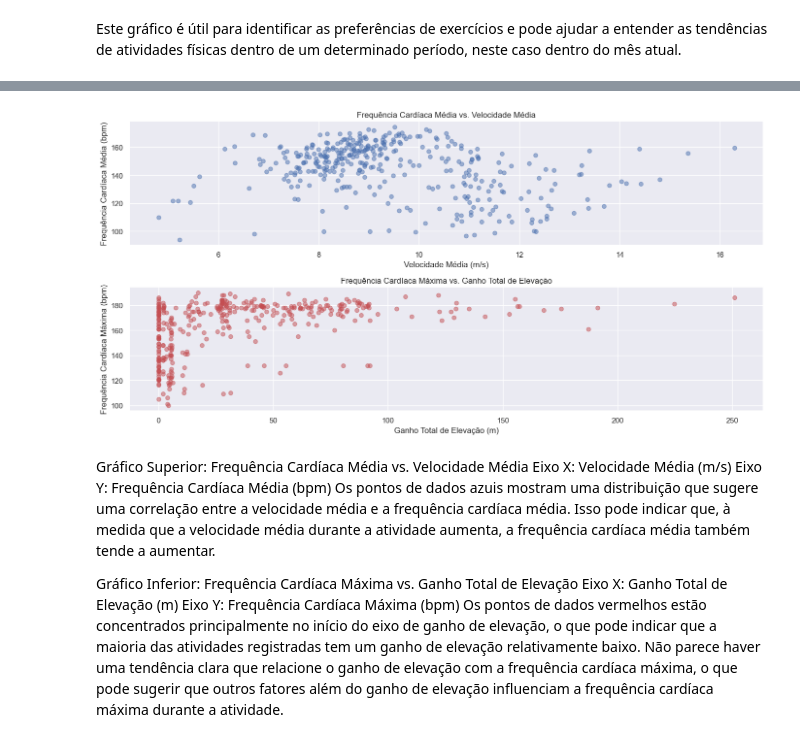
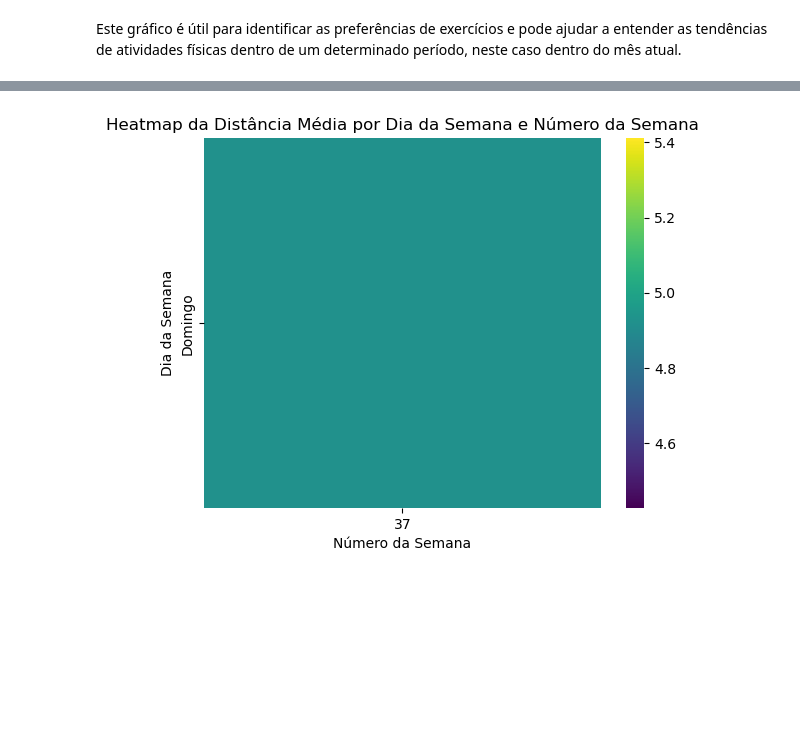
Before and after one commit to idarlenearaujo/PY_PB_Strava, a Jupyter notebook: notebooks/exploracao.ipynb, the cells around one changed output, grey strips where cells are left out. Saved outputs shown, nothing was run; the diff lists cells and outputs as text; code cells hidden in the pictures; blank space fills up the shorter version.

Commit message:
atualizações

```diff
--- a/notebooks/exploracao.ipynb
+++ b/notebooks/exploracao.ipynb
@@ -130,0 +238,4 @@ df['year'] = df['start_date_local'].dt.year
+# %%
+# Combinar todos os dados
+df_final = pd.concat([df_corrida_agregado, df_outros_esportes])
+df_final['ano_mes'] = df_final['data'].dt.strftime('%m-%Y')
@@ -130,0 +354,3 @@ df['year'] = df['start_date_local'].dt.year
+# %%
+mes = (pd.Timestamp('today').month - 1)
+mes
@@ -130,0 +359,6 @@ df['year'] = df['start_date_local'].dt.year
+# %%
+# 📅 Quantas atividades foram feitas neste mês? ✅
+condicao = ((df_final['mes'] == mes) & (df_final['ano'] == pd.Timestamp('today').year))
+atividades_mes = df_final[condicao.reindex(df_final.index)]
+
+print(f"Atividades neste mês: {atividades_mes.shape[0]}")
@@ -367,35 +390,20 @@ fig.write_image("meu_grafico08.png")
-# %%
-df_calc = df[(df['sport_type'] == "corrida")].copy()
-
-plt.figure(figsize=(14, 7))
-
-# Gráfico para frequência cardíaca média vs. velocidade média
-plt.subplot(2, 1, 1)
-plt.scatter(df_calc['average_speed'], df_calc['average_heartrate'], alpha=0.5)
-plt.title('Frequência Cardíaca Média vs. Velocidade Média')
-plt.xlabel('Velocidade Média (m/s)')
-plt.ylabel('Frequência Cardíaca Média (bpm)')
-plt.grid(True)
-
-# Agora, um gráfico para a relação entre a frequência cardíaca máxima e a elevação máxima
-plt.subplot(2, 1, 2)
-plt.scatter(df_calc['total_elevation_gain'], df_calc['max_heartrate'], alpha=0.5, color='r')
-plt.title('Frequência Cardíaca Máxima vs. Ganho Total de Elevação')
-plt.xlabel('Ganho Total de Elevação (m)')
-plt.ylabel('Frequência Cardíaca Máxima (bpm)')
-plt.grid(True)
-
-plt.tight_layout()
-plt.show()
-# %% [output]
-[figure, removed]
-# %% [markdown]
-Gráfico Superior: Frequência Cardíaca Média vs. Velocidade Média
-Eixo X: Velocidade Média (m/s)
-Eixo Y: Frequência Cardíaca Média (bpm)
-Os pontos de dados azuis mostram uma distribuição que sugere uma correlação entre a velocidade média e a frequência cardíaca média. Isso pode indicar que, à medida que a velocidade média durante a atividade aumenta, a frequência cardíaca média também tende a aumentar.
-
-Gráfico Inferior: Frequência Cardíaca Máxima vs. Ganho Total de Elevação
-Eixo X: Ganho Total de Elevação (m)
-Eixo Y: Frequência Cardíaca Máxima (bpm)
-Os pontos de dados vermelhos estão concentrados principalmente no início do eixo de ganho de elevação, o que pode indicar que a maioria das atividades registradas tem um ganho de elevação relativamente baixo. Não parece haver uma tendência clara que relacione o ganho de elevação com a frequência cardíaca máxima, o que pode sugerir que outros fatores além do ganho de elevação influenciam a frequência cardíaca máxima durante a atividade.
+# %%
+# Análise Corrida Mês Atual
+df_corrida_mes = atividades_mes[atividades_mes['sport_type'] == 'Corrida']
+
+# Kms
+df_kms = df_corrida_mes.groupby(['data'])['distance'].sum().reset_index()
+df_kms['dia_da_semana'] = df_kms['data'].dt.strftime('%A')
+df_kms['dia_da_semana'] = df_kms['dia_da_semana'].replace({
+    'Monday': 'Segunda-Feira',
+    'Tuesday': 'Terça-Feira',
+    'Wednesday': 'Quarta-Feira',
+    'Thursday': 'Quinta-Feira',
+    'Friday': 'Sexta-Feira',
+    'Saturday': 'Sábado',
+    'Sunday': 'Domingo'
+})
+# Reordena os dias da semana para começar na segunda-feira
+df_kms['dia_da_semana'] = pd.Categorical(df_kms['dia_da_semana'],
+                                         categories=['Segunda-Feira', 'Terça-Feira', 'Quarta-Feira', 'Quinta-Feira', 'Sexta-Feira', 'Sábado', 'Domingo'], ordered=True)
+df_kms['numero_da_semana'] = df_kms['data'].dt.isocalendar().week
@@ -401,0 +424,10 @@ Os pontos de dados vermelhos estão concentrados principalmente no início do ei
+# %%
+heatmap_data = df_kms.pivot_table(index='dia_da_semana', columns='numero_da_semana', values='distance', aggfunc='mean')
+sns.heatmap(heatmap_data, cmap='viridis')
+plt.title('Heatmap da Distância Média por Dia da Semana e Número da Semana')
+plt.xlabel('Número da Semana')
+plt.ylabel('Dia da Semana')
+#plt.yticks(range(7), ['Seg', 'Ter', 'Qua', 'Qui', 'Sex', 'Sáb', 'Dom'], rotation=0)
+plt.show()
+# %% [output]
+[figure, added]
```
Also changed, not shown: parts of 91 cells of this notebook, 26 other files.
